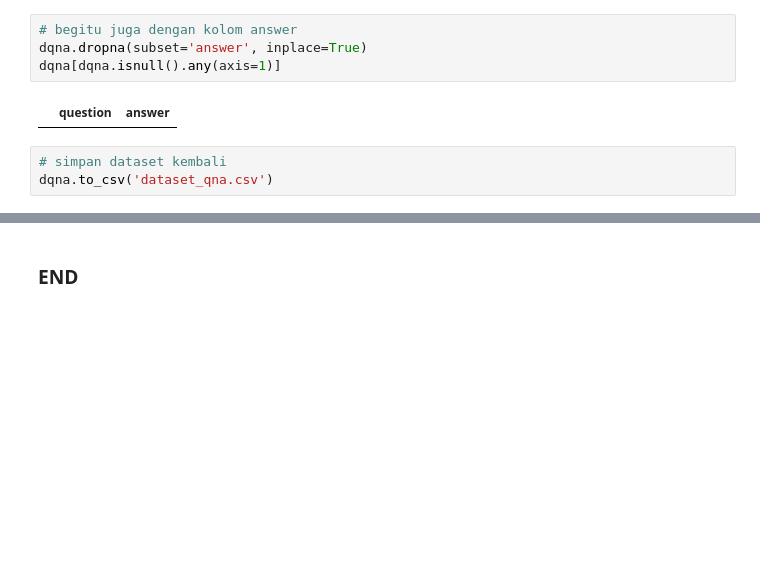
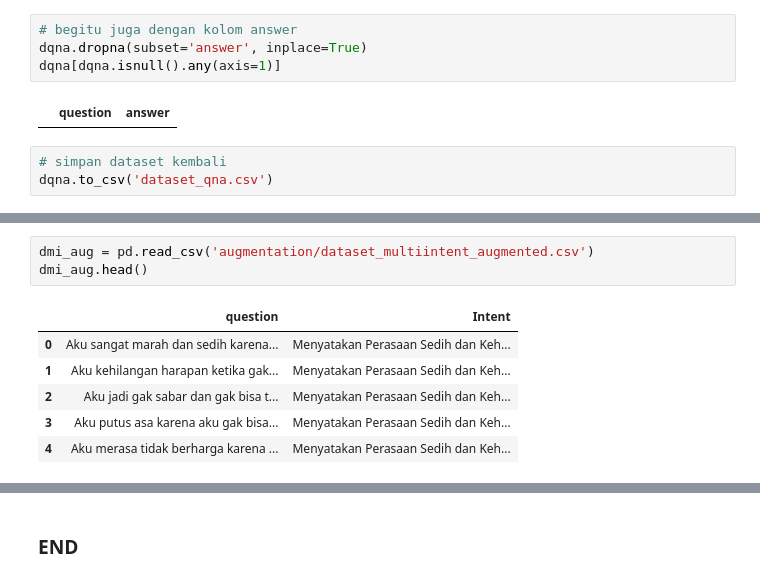
Before and after one commit to dinalarcode/Counselling-Chatbot, a Jupyter notebook: data/data_exploration.ipynb, the cells around one changed output, grey strips where cells are left out. Drawn from its saved outputs; the diff is of its cells as text; blank space fills up the shorter version.

```diff
--- a/data/data_exploration.ipynb
+++ b/data/data_exploration.ipynb
@@ -198,0 +209,10 @@ dqna.to_csv('dataset_qna.csv')
+# %%
+dmi_aug = pd.read_csv('augmentation/dataset_multiintent_augmented.csv')
+dmi_aug.head()
+# %% [output]
+|  | question | Intent |
+| 0 | Aku sangat marah dan sedih karena... | Menyatakan Perasaan Sedih dan Keh... |
+| 1 | Aku kehilangan harapan ketika gak... | Menyatakan Perasaan Sedih dan Keh... |
+| 2 | Aku jadi gak sabar dan gak bisa t... | Menyatakan Perasaan Sedih dan Keh... |
+| 3 | Aku putus asa karena aku gak bisa... | Menyatakan Perasaan Sedih dan Keh... |
+| 4 | Aku merasa tidak berharga karena ... | Menyatakan Perasaan Sedih dan Keh... |
```
Also changed, not shown: parts of 4 cells of this notebook, 1 other file.
